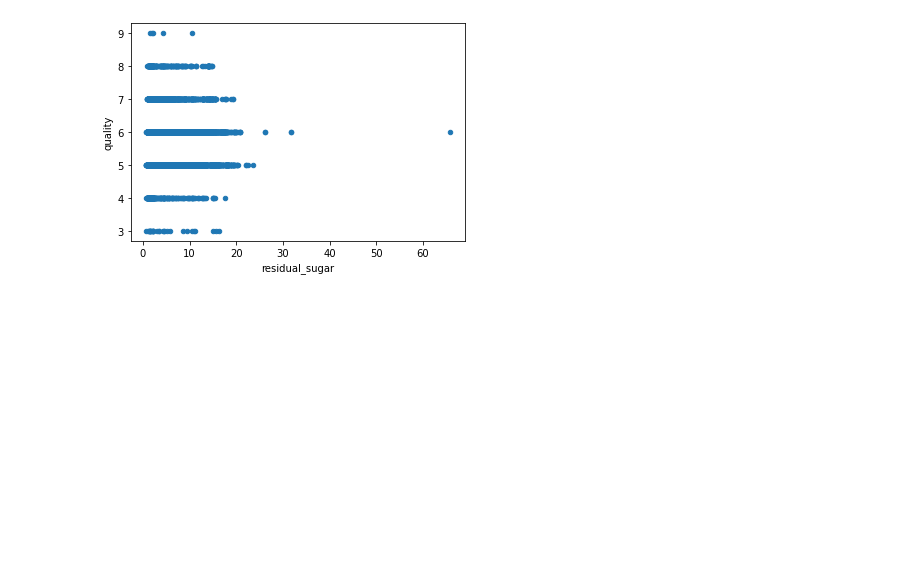
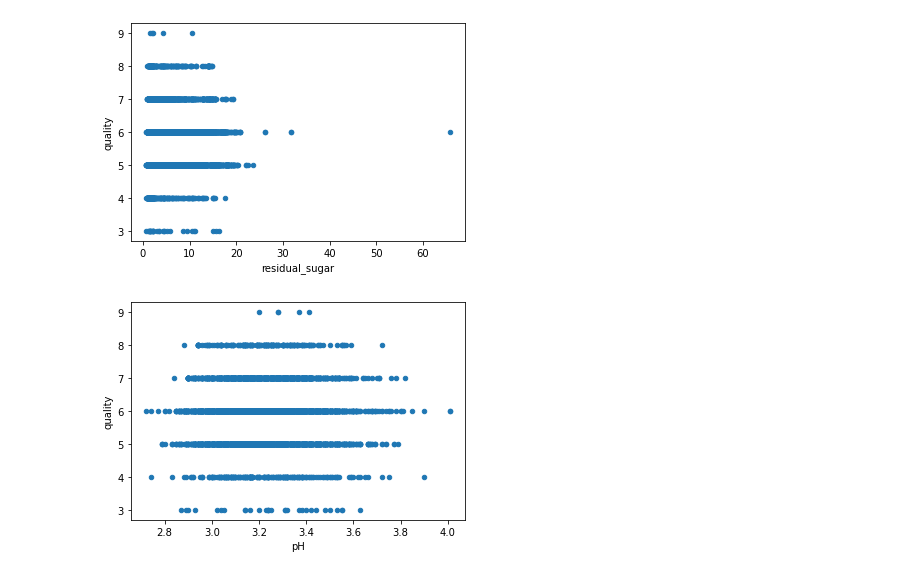
Before and after one commit to AbdElrhman-m/Wine-quality-data-analysis, a Jupyter notebook: Wine data analysis.ipynb, the cells around one changed output. Cells and saved outputs as stored; diff of their text form; code cells hidden in the pictures; blank space fills up the shorter version.

```diff
--- a/Wine data analysis.ipynb
+++ b/Wine data analysis.ipynb
@@ -186,3 +186,7 @@ wine_df.plot(x="volatile_acidity", y="quality", kind="scatter");
 wine_df.plot(x="residual_sugar", y="quality", kind="scatter");
 # %% [output]
 [figure]
+# %%
+wine_df.plot(x="pH", y="quality", kind="scatter");
+# %% [output]
+[figure, added]
```
Also changed, not shown: parts of 10 cells of this notebook, 1 other file.
